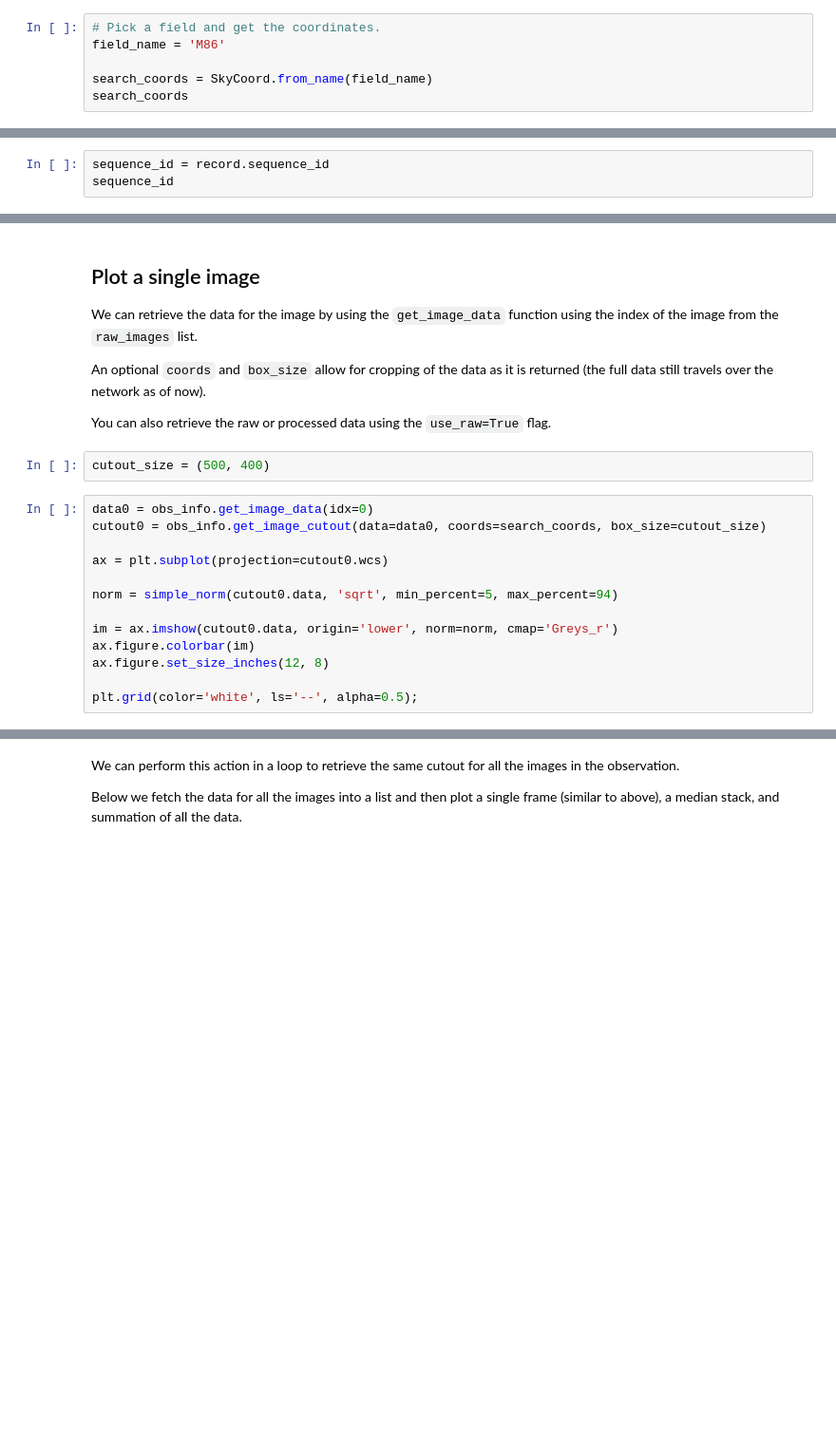
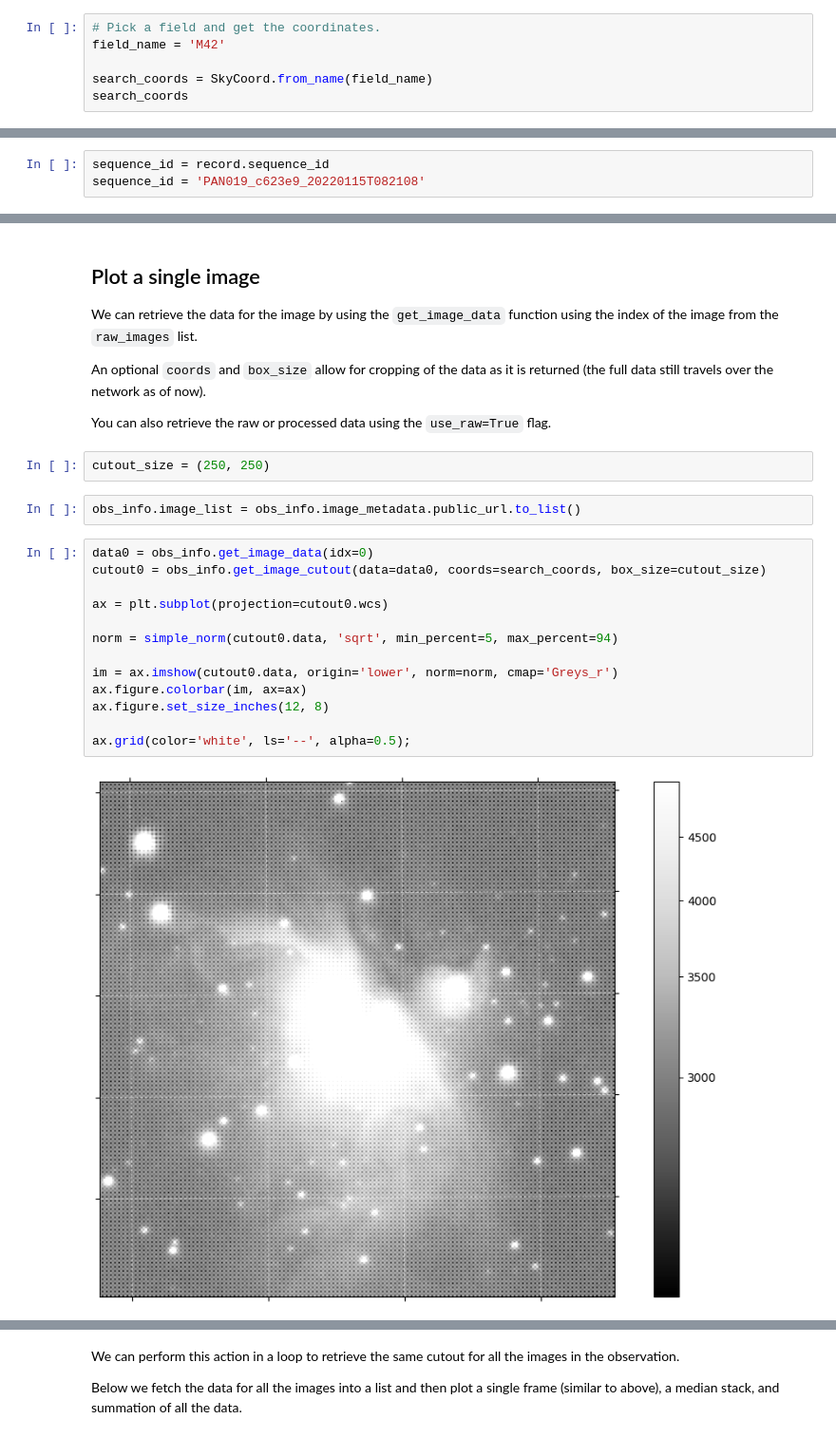
Before and after one commit to panoptes/afas-2024, a Jupyter notebook: notebooks/PANOPTES Stack Observation.ipynb, the cells around one changed output, grey strips where cells are left out. Shown at 95% size. Saved outputs shown, nothing was run; the diff lists cells and outputs as text; blank space fills up the shorter version.

```diff
--- a/notebooks/PANOPTES Stack Observation.ipynb
+++ b/notebooks/PANOPTES Stack Observation.ipynb
@@ -43,6 +57,6 @@ search_results.field_name.value_counts().reset_index()
 # %%
 # Pick a field and get the coordinates.
-field_name = 'M86'
+field_name = 'M42'
 
 search_coords = SkyCoord.from_name(field_name)
 search_coords
@@ -58,6 +93,6 @@ record.T
 # %%
 sequence_id = record.sequence_id
-sequence_id
+sequence_id = 'PAN019_c623e9_20220115T082108'
 # %% [markdown]
 ## Get Observation info
 
@@ -79,21 +120,25 @@ We can retrieve the data for the image by using the `get_image_data` function us
 An optional `coords` and `box_size` allow for cropping of the data as it is returned (the full data still travels over the network as of now).
 
 You can also retrieve the raw or processed data using the `use_raw=True` flag.
-# %%
-cutout_size = (500, 400)
+# %%
+cutout_size = (250, 250)
+# %%
+obs_info.image_list = obs_info.image_metadata.public_url.to_list()
 # %%
 data0 = obs_info.get_image_data(idx=0)
 cutout0 = obs_info.get_image_cutout(data=data0, coords=search_coords, box_size=cutout_size)
 
 ax = plt.subplot(projection=cutout0.wcs)
 
 norm = simple_norm(cutout0.data, 'sqrt', min_percent=5, max_percent=94)
 
 im = ax.imshow(cutout0.data, origin='lower', norm=norm, cmap='Greys_r')
-ax.figure.colorbar(im)
+ax.figure.colorbar(im, ax=ax)
 ax.figure.set_size_inches(12, 8)
 
-plt.grid(color='white', ls='--', alpha=0.5);
+ax.grid(color='white', ls='--', alpha=0.5);
+# %% [output]
+[figure, added]
 # %%
 # Plot on the original.
 ax = plt.subplot(projection=data0.wcs)
```
Also changed, not shown: parts of 7 cells of this notebook.
